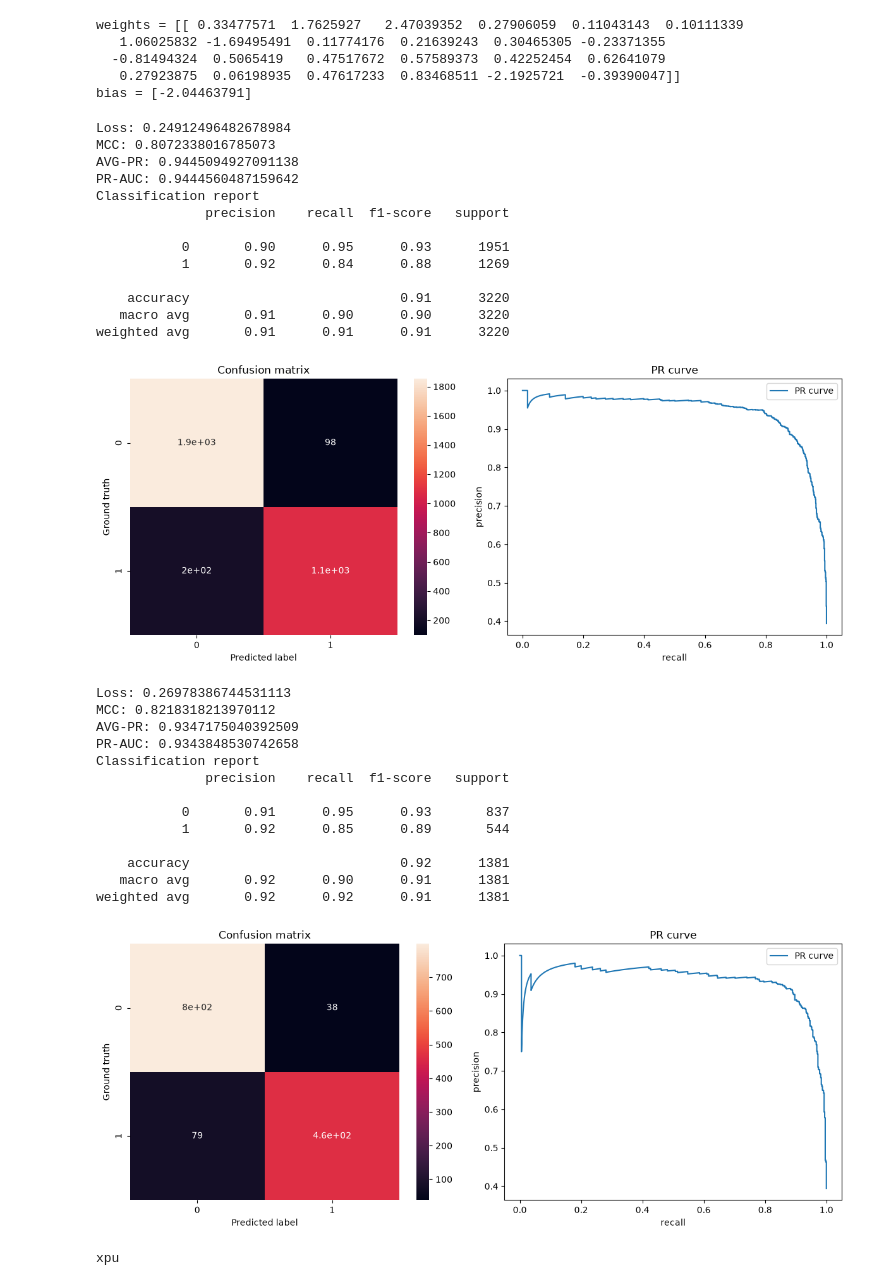
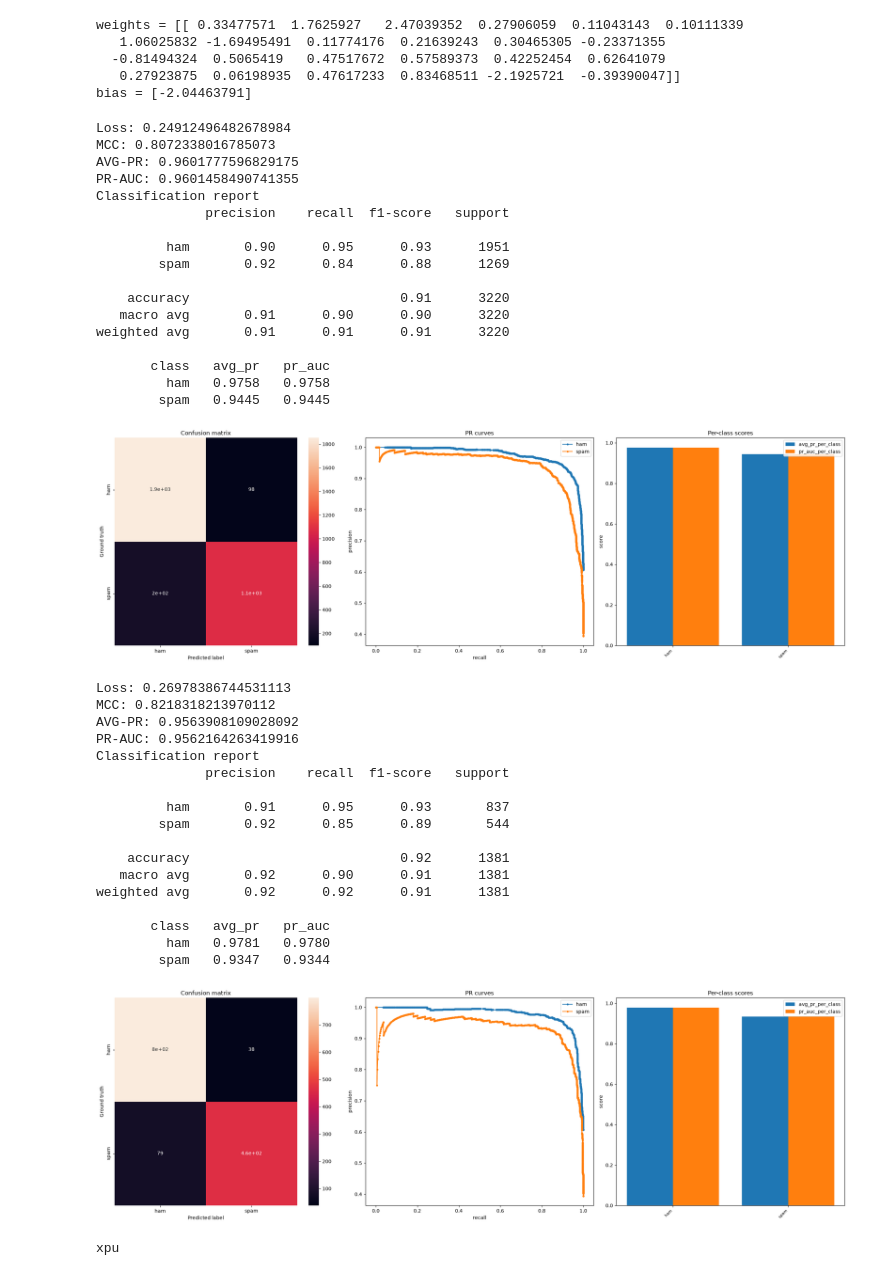
Before and after one commit to KpihX/lab, a Jupyter notebook: nbs/kaggle/Kaggle.ipynb, the cells around one changed output. Drawn from its saved outputs; the diff is of its cells as text; code cells hidden in the pictures.

```diff
--- a/nbs/kaggle/Kaggle.ipynb
+++ b/nbs/kaggle/Kaggle.ipynb
@@ -198,45 +198,53 @@ weights = [[ 0.33477571  1.7625927   2.47039352  0.27906059  0.11043143  0.10111
    0.27923875  0.06198935  0.47617233  0.83468511 -2.1925721  -0.39390047]]
 bias = [-2.04463791]
 # %%
-from lab import pred_eval
+from lab import class_eval
 
 y_train_pred = log_model.predict(x_train)
 y_test_pred = log_model.predict(x_test)
 
 y_train_probas = log_model.predict_proba(x_train)[:, 1]
 y_test_probas = log_model.predict_proba(x_test)[:, 1]
 
-res_train, axs_train = pred_eval(y_train, y_train_pred, y_train_probas, labels=[0, 1])
-res_test, axs_test = pred_eval(y_test, y_test_pred, y_test_probas, labels=[0, 1])
+res_train, axs_train = class_eval(y_train, y_train_pred, y_train_probas, classes=["ham", "spam"])
+res_test, axs_test = class_eval(y_test, y_test_pred, y_test_probas, classes=["ham", "spam"])
 # %% [output]
 Loss: 0.24912496482678984
 MCC: 0.8072338016785073
-AVG-PR: 0.9445094927091138
-PR-AUC: 0.9444560487159642
+AVG-PR: 0.9601777596829175
+PR-AUC: 0.9601458490741355
 Classification report
               precision    recall  f1-score   support
 
-           0       0.90      0.95      0.93      1951
-           1       0.92      0.84      0.88      1269
+         ham       0.90      0.95      0.93      1951
+        spam       0.92      0.84      0.88      1269
 
     accuracy                           0.91      3220
    macro avg       0.91      0.90      0.90      3220
 weighted avg       0.91      0.91      0.91      3220
+
+       class   avg_pr   pr_auc
+         ham   0.9758   0.9758
+        spam   0.9445   0.9445
-[figure, old version]
+[figure, new version]
 Loss: 0.26978386744531113
 MCC: 0.8218318213970112
-AVG-PR: 0.9347175040392509
-PR-AUC: 0.9343848530742658
+AVG-PR: 0.9563908109028092
+PR-AUC: 0.9562164263419916
 Classification report
               precision    recall  f1-score   support
 
-           0       0.91      0.95      0.93       837
-           1       0.92      0.85      0.89       544
+         ham       0.91      0.95      0.93       837
+        spam       0.92      0.85      0.89       544
 
     accuracy                           0.92      1381
    macro avg       0.92      0.90      0.91      1381
 weighted avg       0.92      0.92      0.91      1381
+
+       class   avg_pr   pr_auc
+         ham   0.9781   0.9780
+        spam   0.9347   0.9344
-[figure, old version]
+[figure, new version]
 # %%
 import torch
 
```
Also changed, not shown: parts of 5 cells of this notebook, 23 other files.
